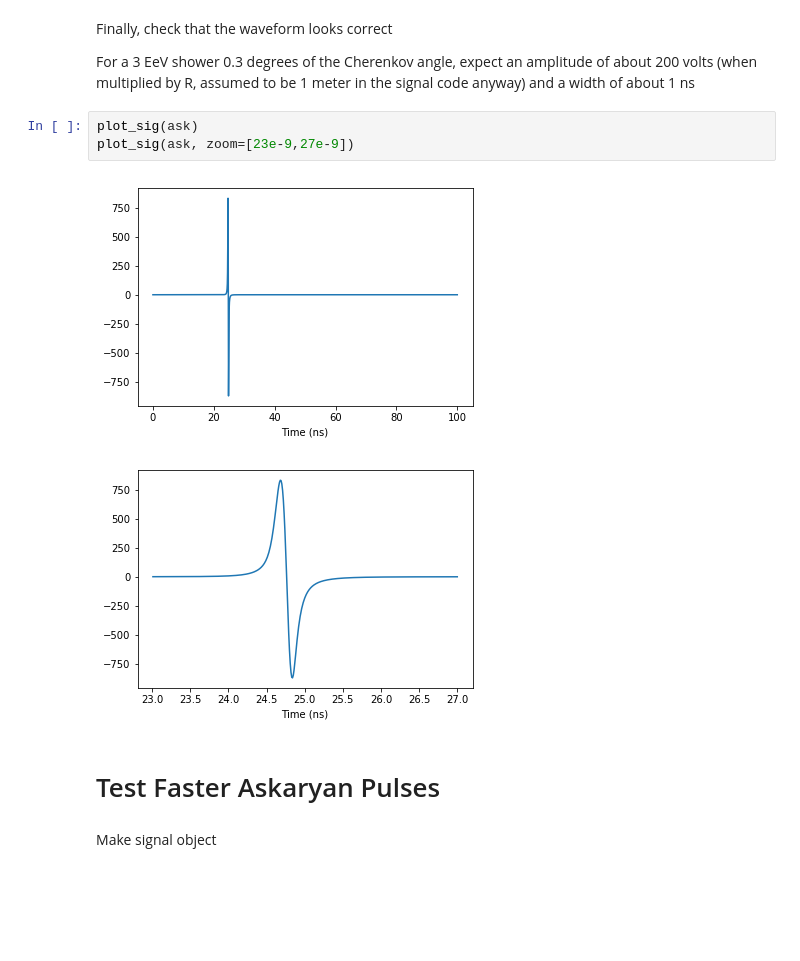
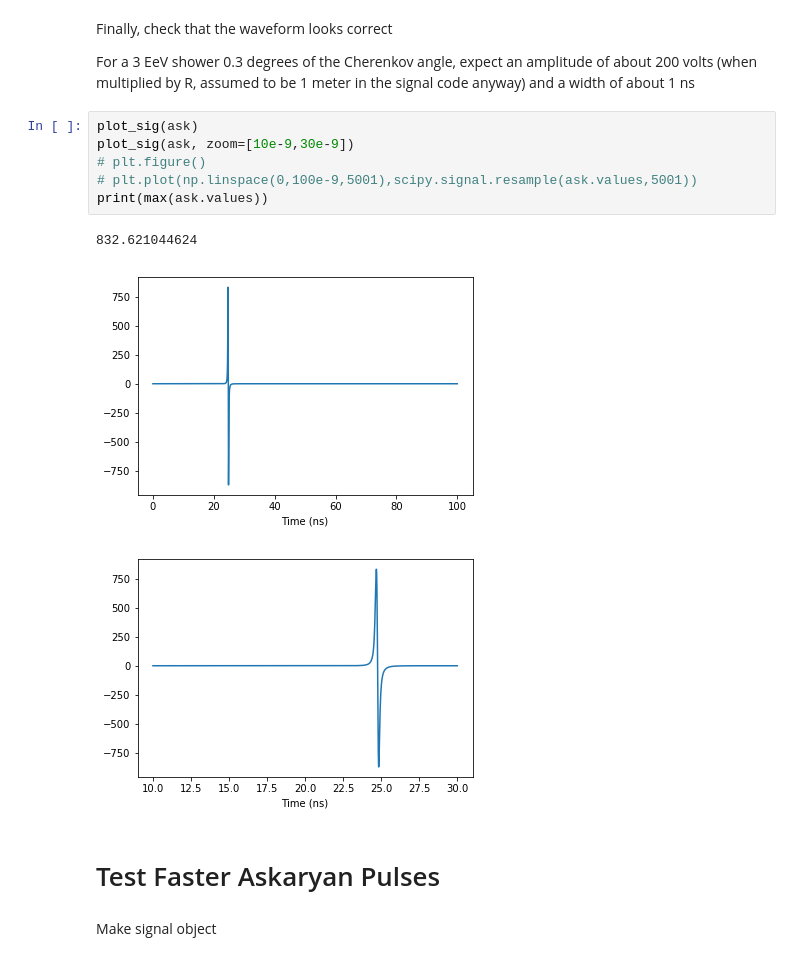
Before and after one commit to bhokansonfasig/pyrex, a Jupyter notebook: Visual Tests.ipynb, the cells around one changed output. Drawn from its saved outputs; the diff is of its cells as text; blank space fills up the shorter version.

```diff
--- a/Visual Tests.ipynb
+++ b/Visual Tests.ipynb
@@ -97,13 +105,18 @@ plot_sig(ask, alternate_values=ask.vec_pot, zoom=[23e-9,27e-9])
 Finally, check that the waveform looks correct
 
 For a 3 EeV shower 0.3 degrees of the Cherenkov angle, expect an amplitude of about 200 volts (when multiplied by R, assumed to be 1 meter in the signal code anyway) and a width of about 1 ns
-# %%
-plot_sig(ask)
-plot_sig(ask, zoom=[23e-9,27e-9])
-# %% [output]
-[figure, removed]
-[figure, removed]
+# %%
+plot_sig(ask)
+plot_sig(ask, zoom=[10e-9,30e-9])
+# plt.figure()
+# plt.plot(np.linspace(0,100e-9,5001),scipy.signal.resample(ask.values,5001))
+print(max(ask.values))
+# %% [output]
+832.621044624
+[figure, added]
+[figure, added]
 # %% [markdown]
+<a id='fast_askaryan_pulses'></a>
 # Test Faster Askaryan Pulses
 # %% [markdown]
 Make signal object
```
Also changed, not shown: parts of 7 cells of this notebook, 1 other file.
